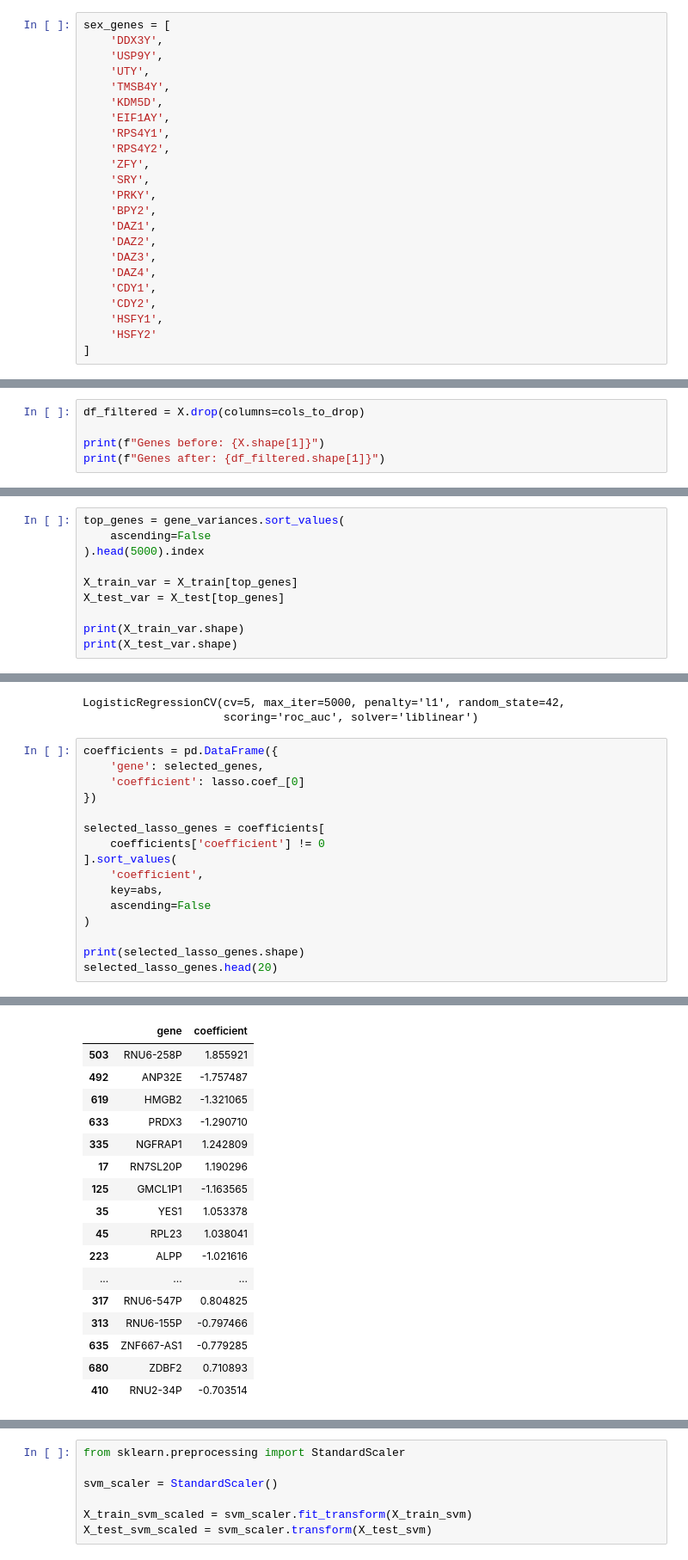
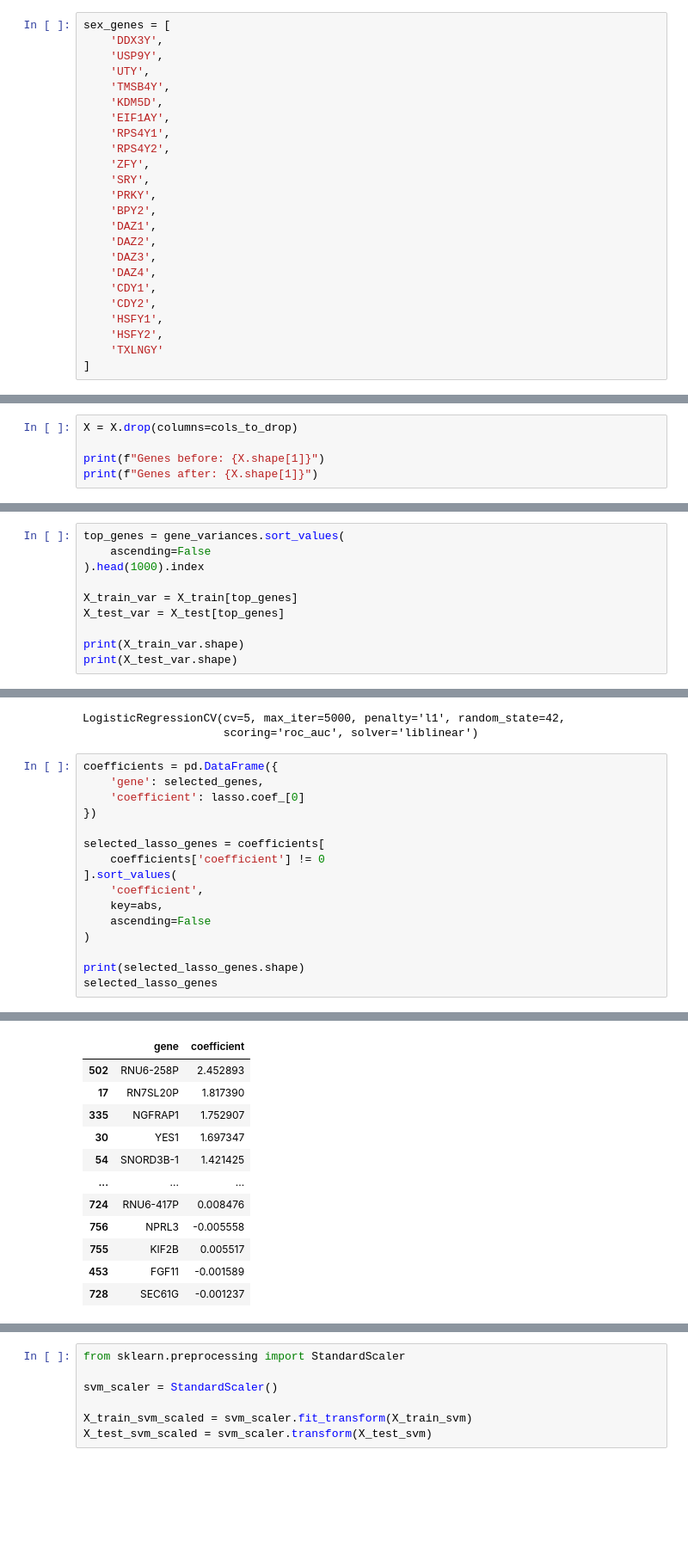
Before and after one commit to layakhosravi77-creator/ASD-Blood-Transcriptomic-Analysis, a Jupyter notebook: notebooks/01_data_exploration.ipynb, the cells around one changed output, grey strips where cells are left out. Shown at 86% size. Cells and saved outputs as stored; diff of their text form; blank space fills up the shorter version.

```diff
--- a/notebooks/01_data_exploration.ipynb
+++ b/notebooks/01_data_exploration.ipynb
@@ -539,7 +549,8 @@ sex_genes = [
     'CDY1',
     'CDY2',
     'HSFY1',
-    'HSFY2'
+    'HSFY2',
+    'TXLNGY'
 ]
 # %%
 cols_to_drop = [col for col in sex_genes if col in X.columns]
@@ -556,8 +567,8 @@ List: ['DDX3Y', 'USP9Y', 'UTY', 'TMSB4Y', 'KDM5D', 'EIF1AY', 'RPS4Y1', 'RPS4Y2',
 
 The filtered expression matrix is joined with the binary labels to create the final dataset for modeling.
 # %%
-df_filtered = X.drop(columns=cols_to_drop)
+X = X.drop(columns=cols_to_drop)
 
 print(f"Genes before: {X.shape[1]}")
-print(f"Genes after: {df_filtered.shape[1]}")
+print(f"Genes after: {X.shape[1]}")
 # %% [output]
@@ -655,7 +676,7 @@ dtype: float64
 # %%
 top_genes = gene_variances.sort_values(
     ascending=False
-).head(5000).index
+).head(1000).index
 
 X_train_var = X_train[top_genes]
 X_test_var = X_test[top_genes]
@@ -844,5 +973,5 @@ selected_lasso_genes = coefficients[
 )
 
 print(selected_lasso_genes.shape)
-selected_lasso_genes.head(20)
+selected_lasso_genes
 # %% [output]
@@ -850,17 +979,12 @@ selected_lasso_genes.head(20)
 |  | gene | coefficient |
-| 503 | RNU6-258P | 1.855921 |
-| 492 | ANP32E | -1.757487 |
-| 619 | HMGB2 | -1.321065 |
-| 633 | PRDX3 | -1.290710 |
-| 335 | NGFRAP1 | 1.242809 |
-| 17 | RN7SL20P | 1.190296 |
-| 125 | GMCL1P1 | -1.163565 |
-| 35 | YES1 | 1.053378 |
-| 45 | RPL23 | 1.038041 |
-| 223 | ALPP | -1.021616 |
+| 502 | RNU6-258P | 2.452893 |
+| 17 | RN7SL20P | 1.817390 |
+| 335 | NGFRAP1 | 1.752907 |
+| 30 | YES1 | 1.697347 |
+| 54 | SNORD3B-1 | 1.421425 |
 | ... | ... | ... |
-| 317 | RNU6-547P | 0.804825 |
-| 313 | RNU6-155P | -0.797466 |
-| 635 | ZNF667-AS1 | -0.779285 |
-| 680 | ZDBF2 | 0.710893 |
-| 410 | RNU2-34P | -0.703514 |
+| 724 | RNU6-417P | 0.008476 |
+| 756 | NPRL3 | -0.005558 |
+| 755 | KIF2B | 0.005517 |
+| 453 | FGF11 | -0.001589 |
+| 728 | SEC61G | -0.001237 |
```
Also changed, not shown: parts of 48 cells of this notebook, 4 other files.
